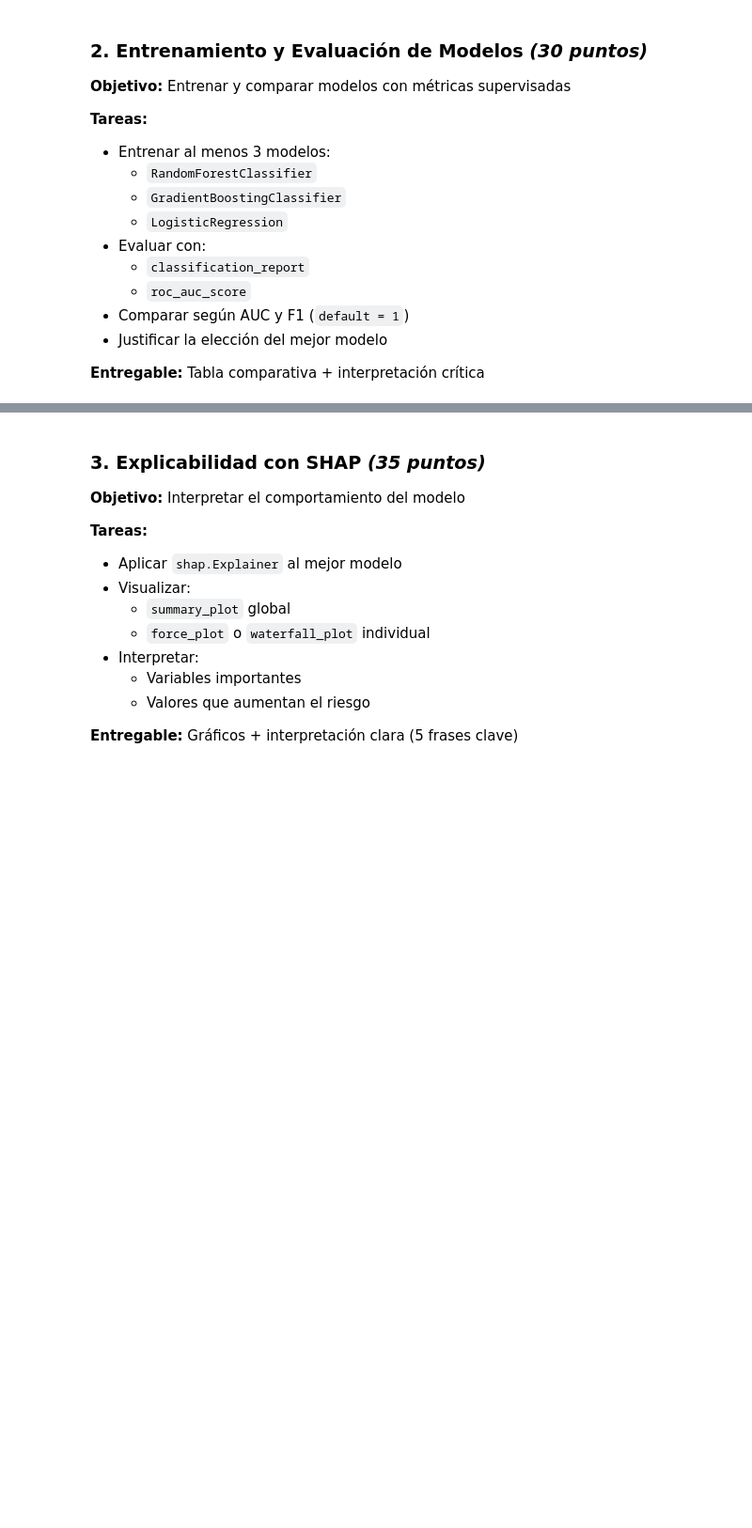
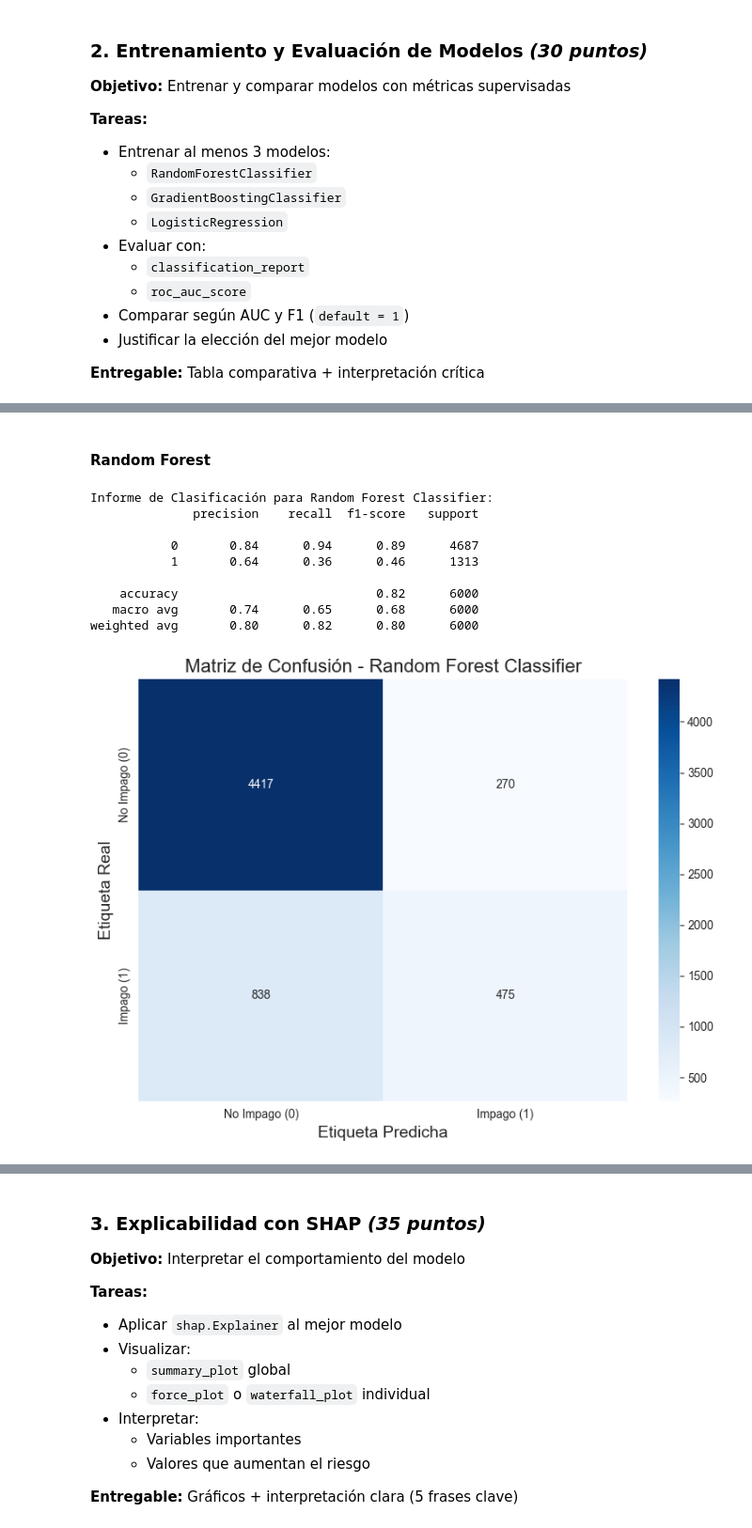
Before and after one commit to nestorojeda/CreditSHAP, a Jupyter notebook: notebook.ipynb, the cells around one changed output, grey strips where cells are left out. Shown at 94% size. Saved outputs shown, nothing was run; the diff lists cells and outputs as text; code cells hidden in the pictures; blank space fills up the shorter version.

```diff
--- a/notebook.ipynb
+++ b/notebook.ipynb
@@ -346,0 +383,25 @@ weighted avg       0.79      0.81      0.79      6000
+# %% [markdown]
+#### Random Forest
+# %%
+from sklearn.ensemble import RandomForestClassifier
+
+# Initialize the Random Forest Classifier
+rf_classifier = RandomForestClassifier(n_estimators=100, random_state=42)
+# Fit the model
+rf_classifier.fit(X_train, y_train)
+# Make predictions
+y_pred = rf_classifier.predict(X_test)
+
+# Evaluate the model
+evaluate_and_plot_model(rf_classifier, X_test, y_test, "Random Forest Classifier")
+# %% [output]
+Informe de Clasificación para Random Forest Classifier:
+              precision    recall  f1-score   support
+
+           0       0.84      0.94      0.89      4687
+           1       0.64      0.36      0.46      1313
+
+    accuracy                           0.82      6000
+   macro avg       0.74      0.65      0.68      6000
+weighted avg       0.80      0.82      0.80      6000
+[figure, added]
```
Also changed, not shown: parts of 21 cells of this notebook.
